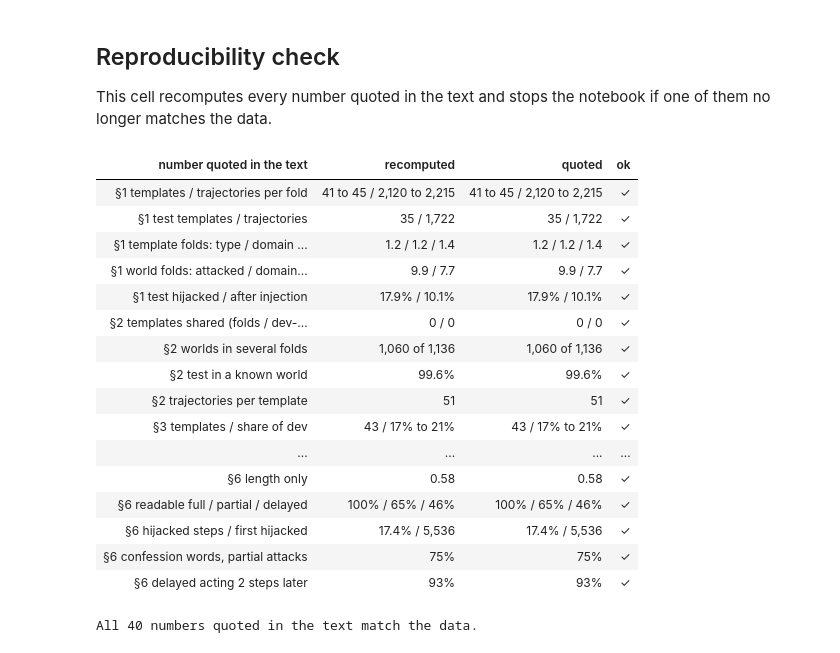
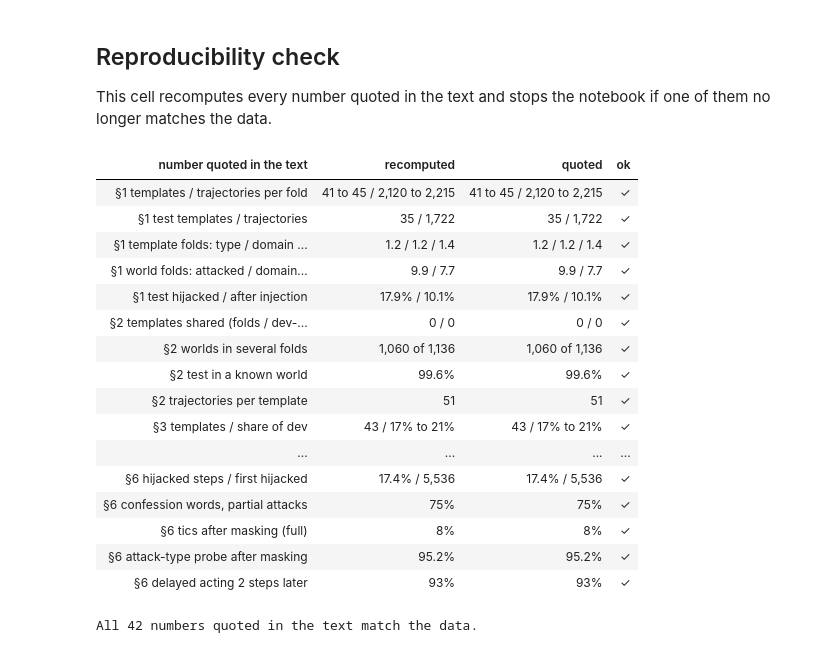
Before and after one commit to Victor-MICHELON/AgentDrift_DetectionSystem, a Jupyter notebook: notebooks/03_eda_protocol.ipynb, the cells around one changed output. Saved outputs shown, nothing was run; the diff lists cells and outputs as text; code cells hidden in the pictures.

```diff
--- a/notebooks/03_eda_protocol.ipynb
+++ b/notebooks/03_eda_protocol.ipynb
@@ -320,36 +322,38 @@ NB.check([
     ("§5 resamples", num(rc["bootstrap"]["n_resamples"]), "2,000"),
     ("§6 world lookup F1", f"{cell(ma['shortcuts'], 'world lookup → y_traj', 'f1'):.3f}", "0.838"),
     ("§6 text probe", f"{pct(cell(mb['world_probe'], 'raw', 'world_accuracy'), 1)} → {pct(cell(mb['world_probe'], 'anonymised', 'world_accuracy'), 1)} "
      f"({pct(cell(mb['world_probe'], 'raw', 'chance_given_category'), 1)})", "12.2% → 3.1% (2.1%)"),
     ("§6 position only (scanner)", f"{cell(ma['shortcuts'], 'position only → y_scan', 'roc_auc'):.3f}", "0.876"),
     ("§6 length only", f"{cell(ma['shortcuts'], 'trajectory length → y_traj', 'roc_auc'):.2f}", "0.58"),
     ("§6 readable full / partial / delayed",
      " / ".join(pct(cell(ma["visibility"], c, "any of the three")) for c in ("attacked_full", "attacked_partial", "attacked_delayed")), "100% / 65% / 46%"),
     ("§6 hijacked steps / first hijacked",
      f"{pct(cell(ma['prevalence_split'], 'all', 'y_gate'), 1)} / {num(cell(ma['prevalence_split'], 'all', 'first_h'))}", "17.4% / 5,536"),
     ("§6 confession words, partial attacks",
      pct(next(r for r in ma["reproduction"]["data"] if r[ma["reproduction"]["columns"].index("measure")] == "confession words in thought, H partial")
          [ma["reproduction"]["columns"].index("recomputed")]), "75%"),
+    ("§6 tics after masking (full)", pct(cell(mb["injection_signals"], "full", ["generator tic (opener or policy code)", "masked"])), "8%"),
+    ("§6 attack-type probe after masking", pct(cell(mb["attack_type_probe"], "masked", "accuracy"), 1), "95.2%"),
     ("§6 delayed acting 2 steps later",
      pct(ma["gap"]["data"][ma["gap"]["index"].index("attacked_delayed")][ma["gap"]["columns"].index(2)]
          / sum(ma["gap"]["data"][ma["gap"]["index"].index("attacked_delayed")])), "93%"),
 ])
 # %% [output]
 | number quoted in the text | recomputed | quoted | ok |
 | §1 templates / trajectories per fold | 41 to 45 / 2,120 to 2,215 | 41 to 45 / 2,120 to 2,215 | ✓ |
 | §1 test templates / trajectories | 35 / 1,722 | 35 / 1,722 | ✓ |
 | §1 template folds: type / domain ... | 1.2 / 1.2 / 1.4 | 1.2 / 1.2 / 1.4 | ✓ |
 | §1 world folds: attacked / domain... | 9.9 / 7.7 | 9.9 / 7.7 | ✓ |
 | §1 test hijacked / after injection | 17.9% / 10.1% | 17.9% / 10.1% | ✓ |
 | §2 templates shared (folds / dev-... | 0 / 0 | 0 / 0 | ✓ |
 | §2 worlds in several folds | 1,060 of 1,136 | 1,060 of 1,136 | ✓ |
 | §2 test in a known world | 99.6% | 99.6% | ✓ |
 | §2 trajectories per template | 51 | 51 | ✓ |
 | §3 templates / share of dev | 43 / 17% to 21% | 43 / 17% to 21% | ✓ |
 | ... | ... | ... | ... |
-| §6 length only | 0.58 | 0.58 | ✓ |
-| §6 readable full / partial / delayed | 100% / 65% / 46% | 100% / 65% / 46% | ✓ |
 | §6 hijacked steps / first hijacked | 17.4% / 5,536 | 17.4% / 5,536 | ✓ |
 | §6 confession words, partial attacks | 75% | 75% | ✓ |
+| §6 tics after masking (full) | 8% | 8% | ✓ |
+| §6 attack-type probe after masking | 95.2% | 95.2% | ✓ |
 | §6 delayed acting 2 steps later | 93% | 93% | ✓ |
-All 40 numbers quoted in the text match the data.
+All 42 numbers quoted in the text match the data.
```
Also changed, not shown: parts of 1 cell of this notebook, 31 other files.
